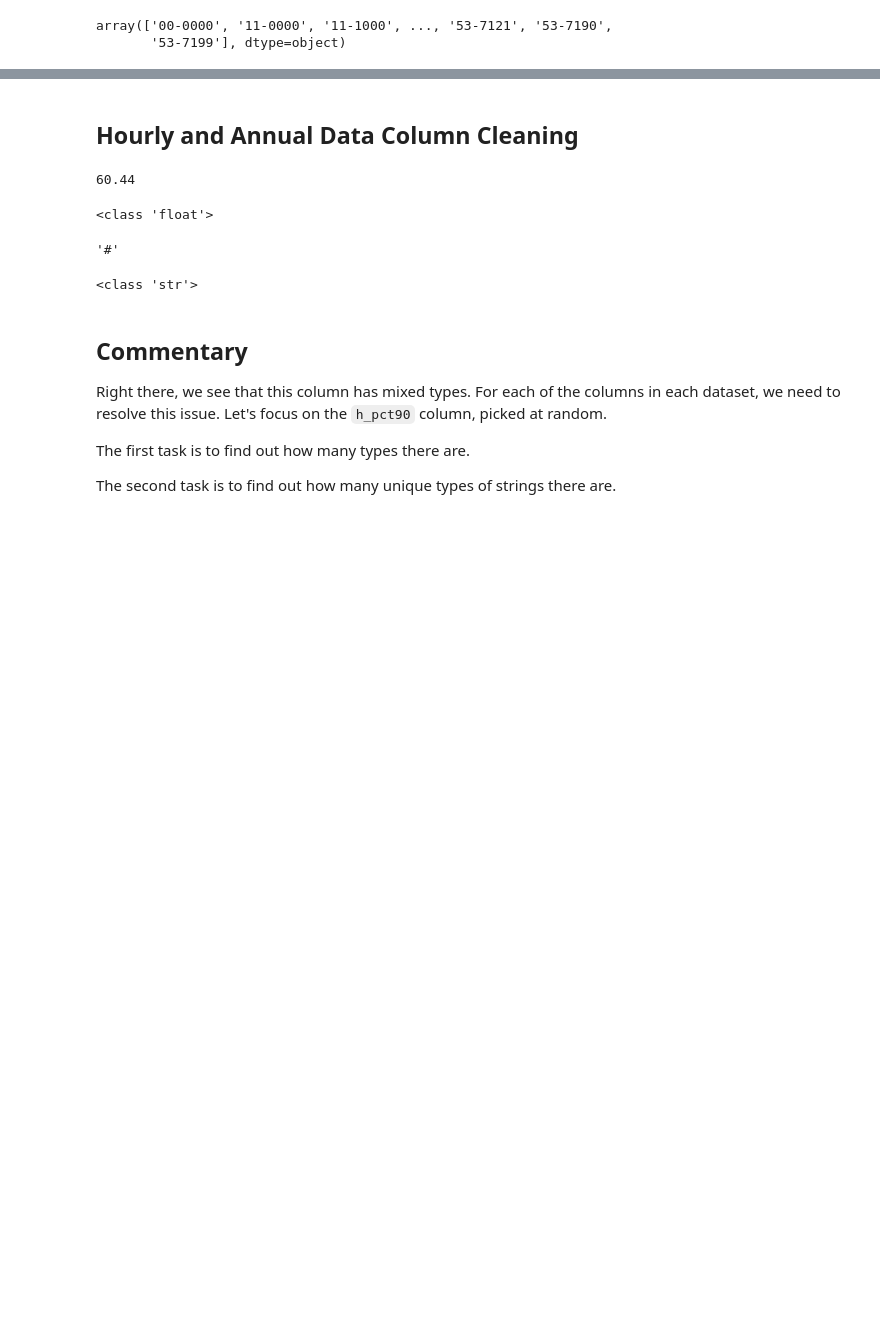
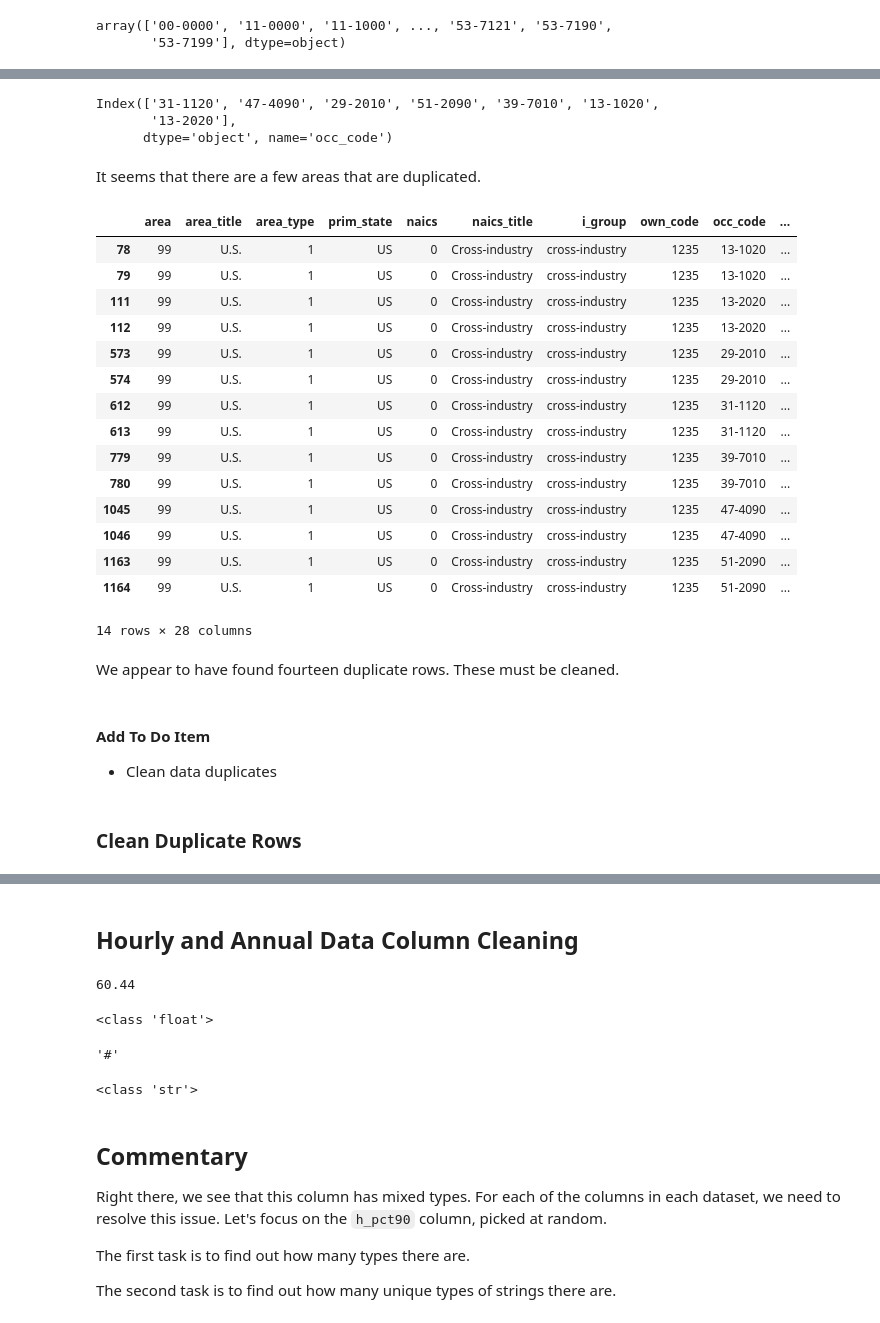
Before and after one commit to blue-santa/comparing-training-req-to-salary-exp, a Jupyter notebook: notebooks/2026-04-02-00-train_reward_compare_bls_data_rough_wrangling.ipynb, the cells around one changed output, grey strips where cells are left out. Drawn from its saved outputs; the diff is of its cells as text; code cells hidden in the pictures; blank space fills up the shorter version.

```diff
--- a/notebooks/2026-04-02-00-train_reward_compare_bls_data_rough_wrangling.ipynb
+++ b/notebooks/2026-04-02-00-train_reward_compare_bls_data_rough_wrangling.ipynb
@@ -712,0 +756,2 @@ print(nat_desc.loc[nat_desc['Field'] == 'i_group', 'Field Description'].values[0
+# %%
+threshold = 1
@@ -712,0 +760,35 @@ print(nat_desc.loc[nat_desc['Field'] == 'i_group', 'Field Description'].values[0
+# %%
+counts_thresh
+# %% [output]
+Index(['31-1120', '47-4090', '29-2010', '51-2090', '39-7010', '13-1020',
+       '13-2020'],
+      dtype='object', name='occ_code')
+# %% [markdown]
+It seems that there are a few areas that are duplicated.
+# %%
+nat_data[nat_data.groupby('occ_code')['occ_code'].transform('count') > threshold]
+# %% [output]
+|  | area | area_title | area_type | prim_state | naics | naics_title | i_group | own_code | occ_code | ... |
+| 78 | 99 | U.S. | 1 | US | 0 | Cross-industry | cross-industry | 1235 | 13-1020 | ... |
+| 79 | 99 | U.S. | 1 | US | 0 | Cross-industry | cross-industry | 1235 | 13-1020 | ... |
+| 111 | 99 | U.S. | 1 | US | 0 | Cross-industry | cross-industry | 1235 | 13-2020 | ... |
+| 112 | 99 | U.S. | 1 | US | 0 | Cross-industry | cross-industry | 1235 | 13-2020 | ... |
+| 573 | 99 | U.S. | 1 | US | 0 | Cross-industry | cross-industry | 1235 | 29-2010 | ... |
+| 574 | 99 | U.S. | 1 | US | 0 | Cross-industry | cross-industry | 1235 | 29-2010 | ... |
+| 612 | 99 | U.S. | 1 | US | 0 | Cross-industry | cross-industry | 1235 | 31-1120 | ... |
+| 613 | 99 | U.S. | 1 | US | 0 | Cross-industry | cross-industry | 1235 | 31-1120 | ... |
+| 779 | 99 | U.S. | 1 | US | 0 | Cross-industry | cross-industry | 1235 | 39-7010 | ... |
+| 780 | 99 | U.S. | 1 | US | 0 | Cross-industry | cross-industry | 1235 | 39-7010 | ... |
+| 1045 | 99 | U.S. | 1 | US | 0 | Cross-industry | cross-industry | 1235 | 47-4090 | ... |
+| 1046 | 99 | U.S. | 1 | US | 0 | Cross-industry | cross-industry | 1235 | 47-4090 | ... |
+| 1163 | 99 | U.S. | 1 | US | 0 | Cross-industry | cross-industry | 1235 | 51-2090 | ... |
+| 1164 | 99 | U.S. | 1 | US | 0 | Cross-industry | cross-industry | 1235 | 51-2090 | ... |
+14 rows × 28 columns
+# %% [markdown]
+We appear to have found fourteen duplicate rows. These must be cleaned.
+# %% [markdown]
+#### Add To Do Item
+
+- Clean data duplicates
+# %% [markdown]
+### Clean Duplicate Rows
```
Also changed, not shown: parts of 37 cells of this notebook.
